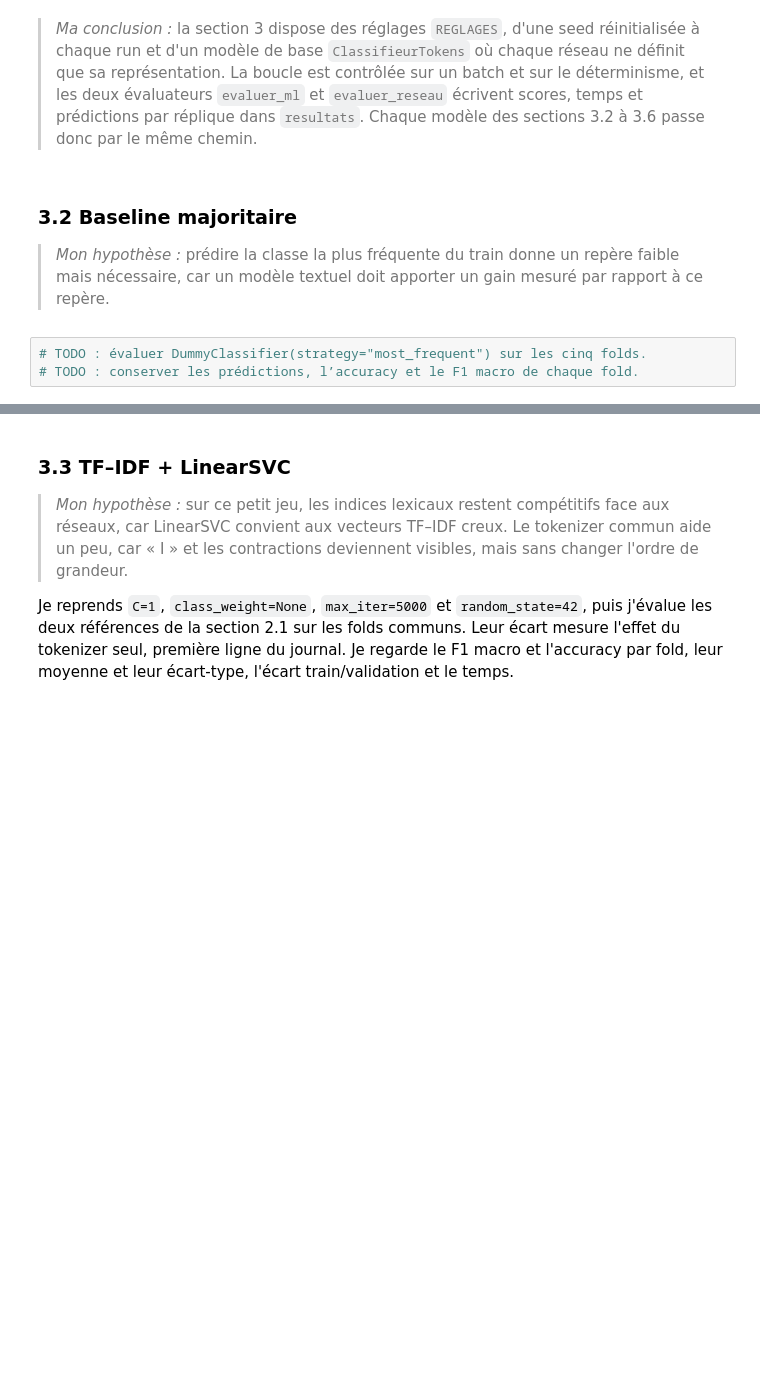
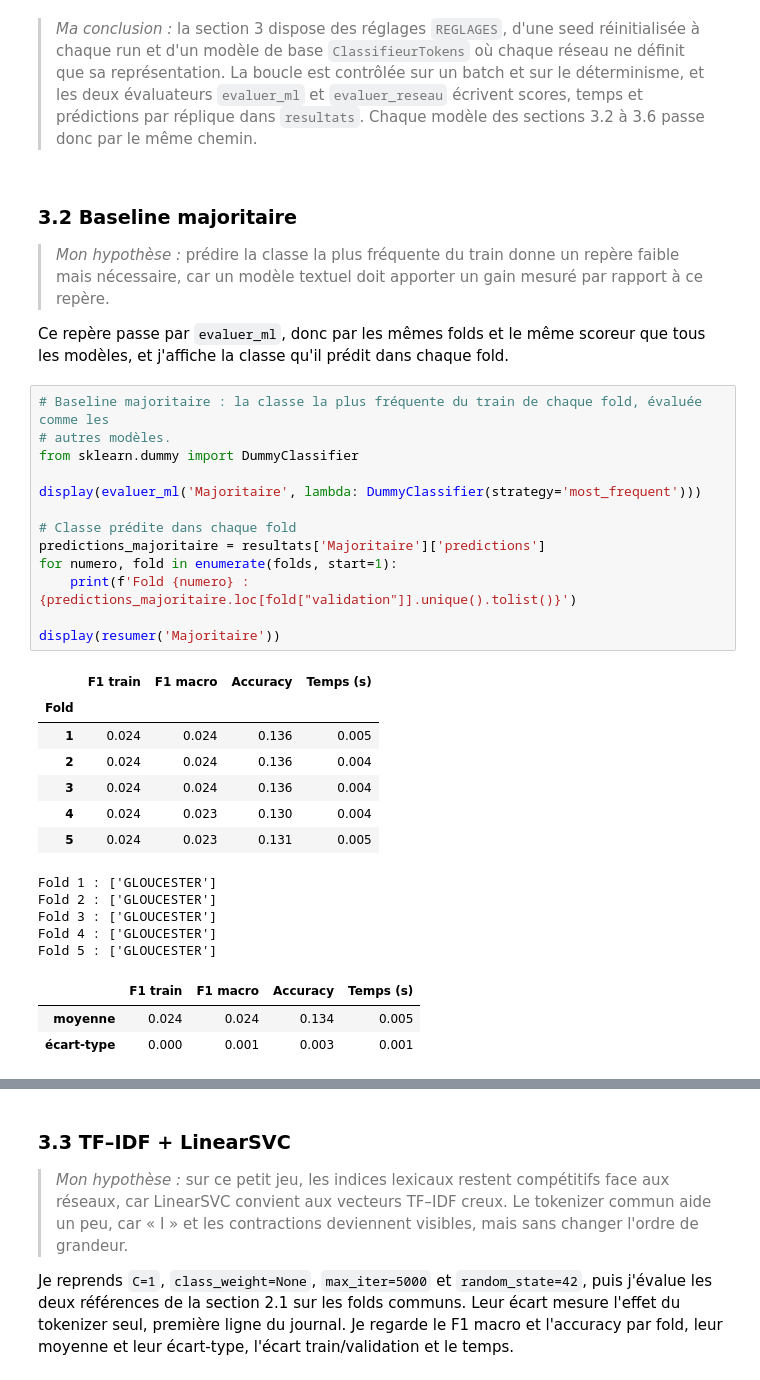
Before and after one commit to mcrayssac/ING3_IAA_GB_NLP, a Jupyter notebook: TP2_NLP_deep_learning.ipynb, the cells around one changed output, grey strips where cells are left out. Saved outputs shown, nothing was run; the diff lists cells and outputs as text; blank space fills up the shorter version.

```diff
--- a/TP2_NLP_deep_learning.ipynb
+++ b/TP2_NLP_deep_learning.ipynb
@@ -1197,9 +1197,37 @@ Registre prêt : evaluer_ml, evaluer_reseau et resumer écrivent dans resultats.
 ### 3.2 Baseline majoritaire
 
 > *Mon hypothèse :* prédire la classe la plus fréquente du train donne un repère faible mais nécessaire, car un modèle textuel doit apporter un gain mesuré par rapport à ce repère.
+
+Ce repère passe par `evaluer_ml`, donc par les mêmes folds et le même scoreur que tous les modèles, et j'affiche la classe qu'il prédit dans chaque fold.
 # %%
-# TODO : évaluer DummyClassifier(strategy="most_frequent") sur les cinq folds.
-# TODO : conserver les prédictions, l’accuracy et le F1 macro de chaque fold.
+# Baseline majoritaire : la classe la plus fréquente du train de chaque fold, évaluée comme les
+# autres modèles.
+from sklearn.dummy import DummyClassifier
+
+display(evaluer_ml('Majoritaire', lambda: DummyClassifier(strategy='most_frequent')))
+
+# Classe prédite dans chaque fold
+predictions_majoritaire = resultats['Majoritaire']['predictions']
+for numero, fold in enumerate(folds, start=1):
+    print(f'Fold {numero} : {predictions_majoritaire.loc[fold["validation"]].unique().tolist()}')
+
+display(resumer('Majoritaire'))
+# %% [output]
+|  | F1 train | F1 macro | Accuracy | Temps (s) |
+| Fold |  |  |  |  |
+| 1 | 0.024 | 0.024 | 0.136 | 0.005 |
+| 2 | 0.024 | 0.024 | 0.136 | 0.004 |
+| 3 | 0.024 | 0.024 | 0.136 | 0.004 |
+| 4 | 0.024 | 0.023 | 0.130 | 0.004 |
+| 5 | 0.024 | 0.023 | 0.131 | 0.005 |
+Fold 1 : ['GLOUCESTER']
+Fold 2 : ['GLOUCESTER']
+Fold 3 : ['GLOUCESTER']
+Fold 4 : ['GLOUCESTER']
+Fold 5 : ['GLOUCESTER']
+|  | F1 train | F1 macro | Accuracy | Temps (s) |
+| moyenne | 0.024 | 0.024 | 0.134 | 0.005 |
+| écart-type | 0.000 | 0.001 | 0.003 | 0.001 |
 # %% [markdown]
 > *Mes observations :*
 >
```
Also changed, not shown: parts of 1 cell of this notebook.
